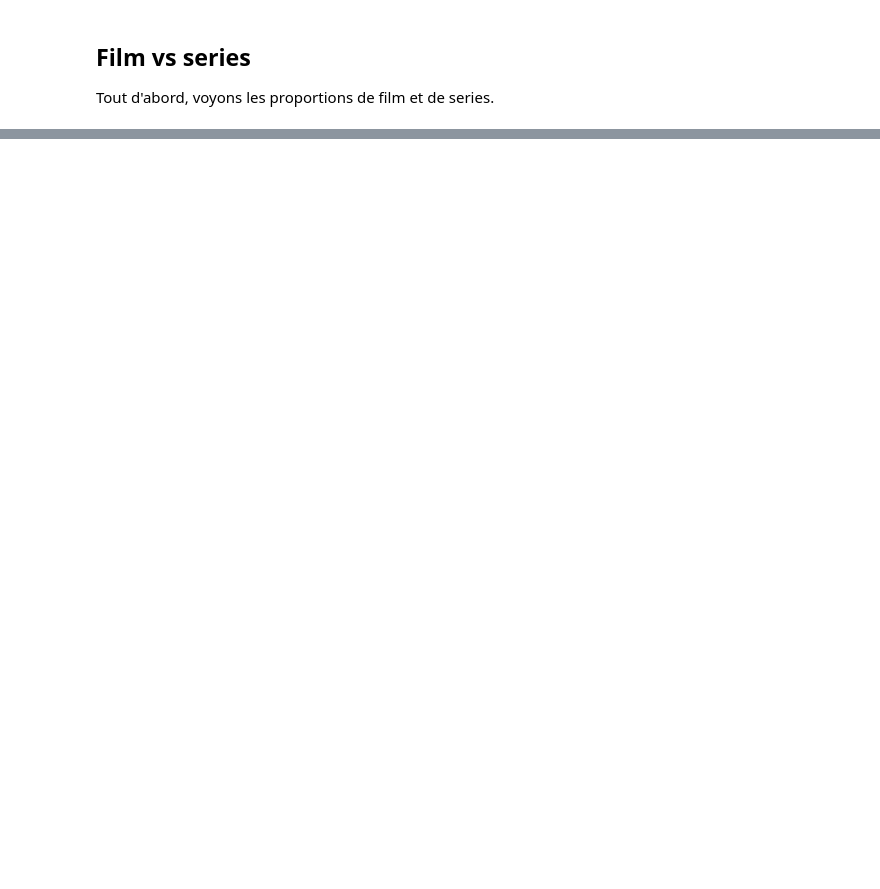
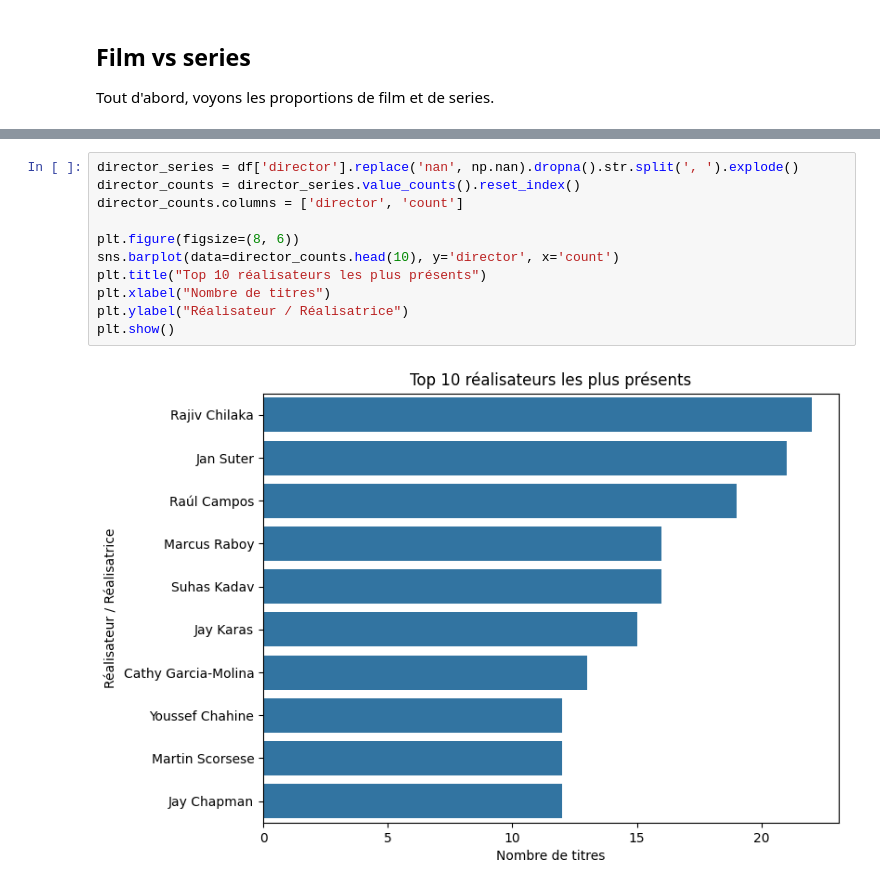
Before and after one commit to Ludovic-Potvin/8PRO408-Mini-Projet, a Jupyter notebook: analyse.ipynb, the cells around one changed output, grey strips where cells are left out. Drawn from its saved outputs; the diff is of its cells as text; blank space fills up the shorter version.

```diff
--- a/analyse.ipynb
+++ b/analyse.ipynb
@@ -123,0 +252,13 @@ TV Show        63.0   88.0  162.0  244.0  265.0  380.0  397.0  436.0  315.0
+# %%
+director_series = df['director'].replace('nan', np.nan).dropna().str.split(', ').explode()
+director_counts = director_series.value_counts().reset_index()
+director_counts.columns = ['director', 'count']
+
+plt.figure(figsize=(8, 6))
+sns.barplot(data=director_counts.head(10), y='director', x='count')
+plt.title("Top 10 réalisateurs les plus présents")
+plt.xlabel("Nombre de titres")
+plt.ylabel("Réalisateur / Réalisatrice")
+plt.show()
+# %% [output]
+[figure, added]
```
Also changed, not shown: parts of 25 cells of this notebook, 1 other file.
